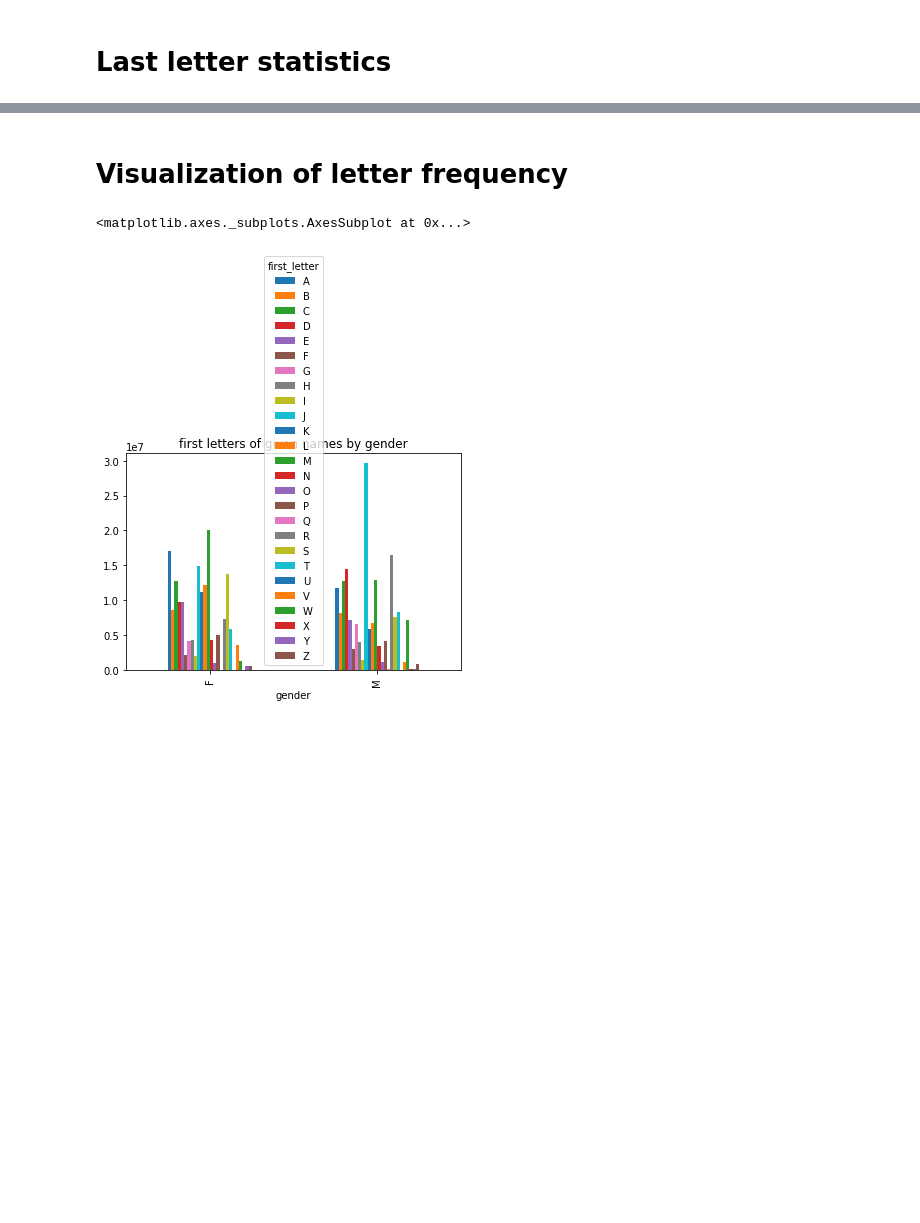
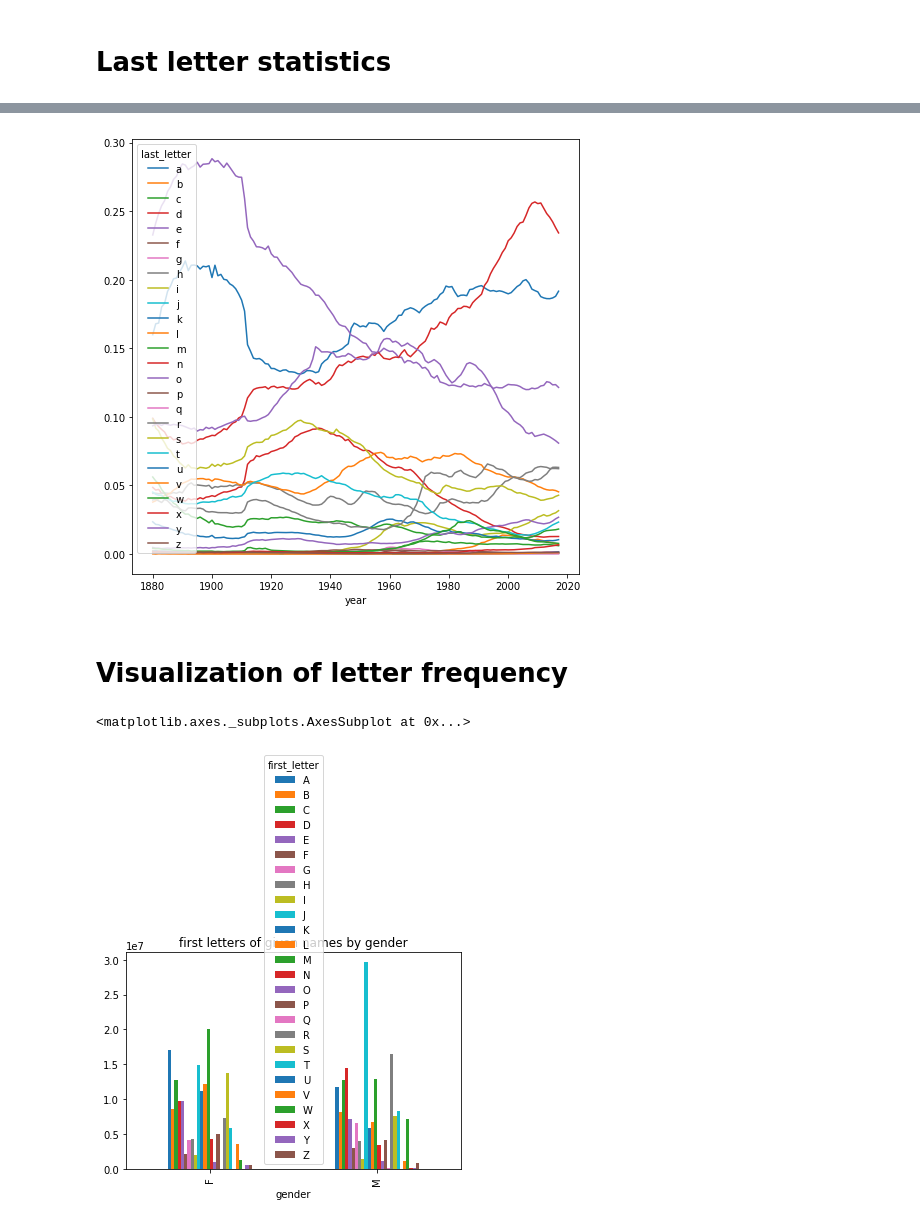
Before and after one commit to maniaclogic/Analysis-given-names, a Jupyter notebook: Babynames.ipynb, the cells around one changed output, grey strips where cells are left out. Cells and saved outputs as stored; diff of their text form; code cells hidden in the pictures; blank space fills up the shorter version.

```diff
--- a/Babynames.ipynb
+++ b/Babynames.ipynb
@@ -308,3 +297,7 @@ df3.plot(x='last_letter', y='occurence')
+# %%
+initial2 = df.groupby(['last_letter', 'year'])['relative_frequency'].sum().unstack(0).plot.line(figsize=(8,8))
+# %% [output]
+[figure, added]
 # %% [markdown]
 # Visualization of letter frequency
 # %%
```
Also changed, not shown: parts of 5 cells of this notebook.
